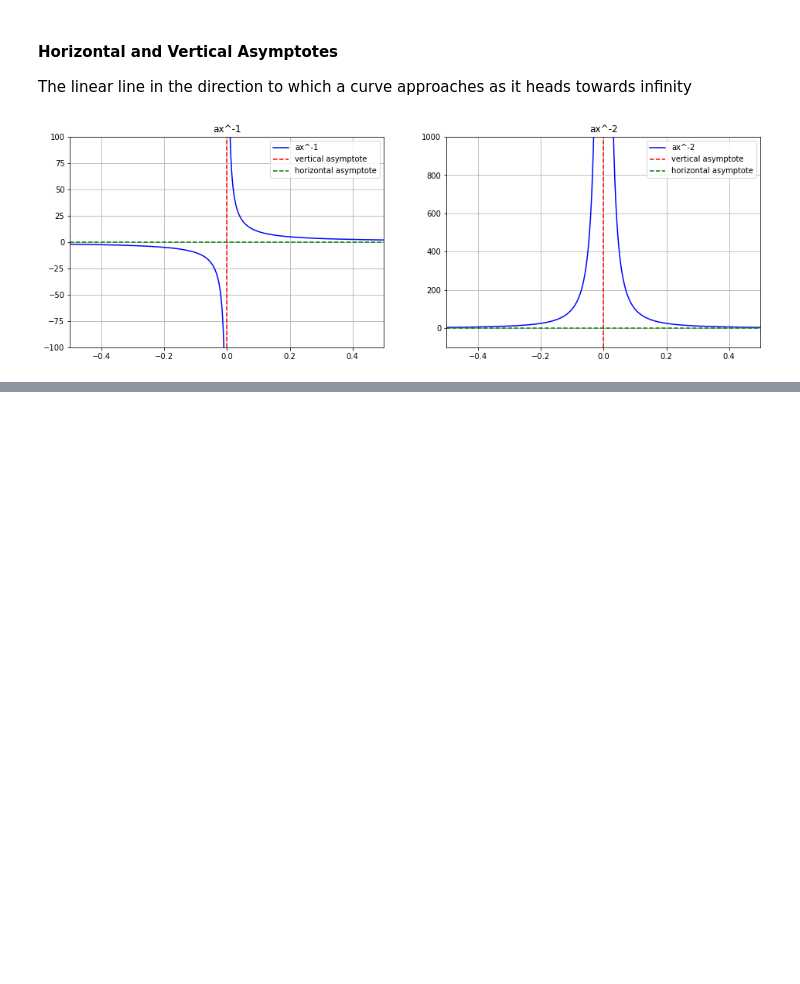
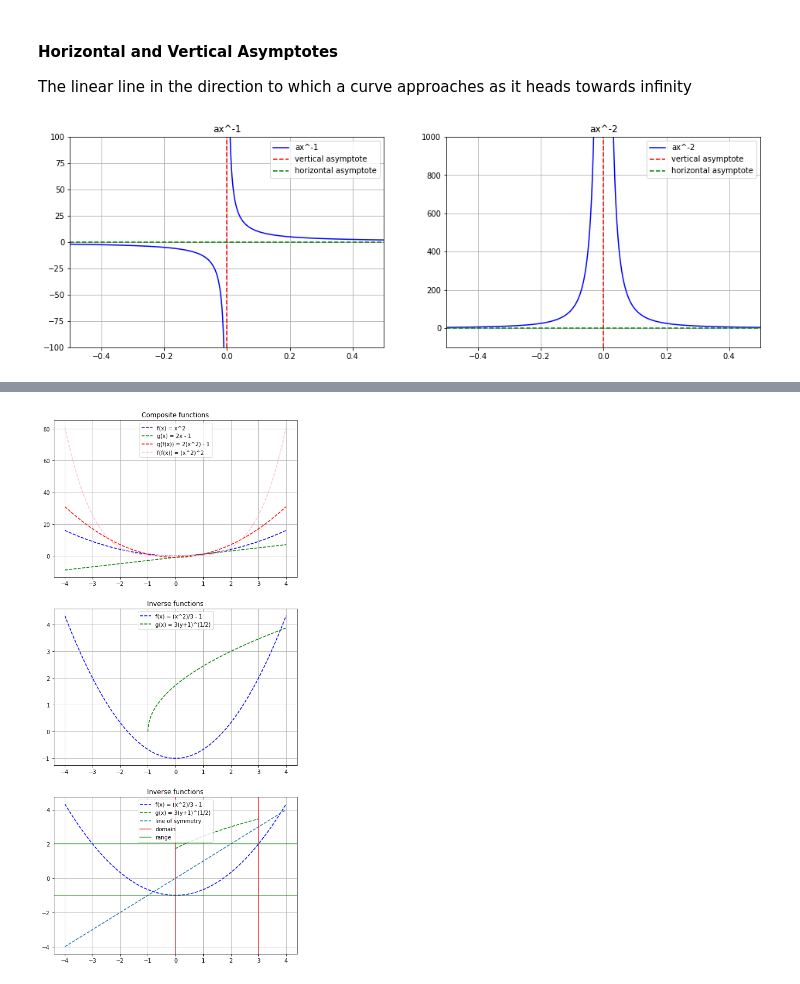
Before and after one commit to KiranArun/A-Level_Maths, a Jupyter notebook: Algebra_and_functions/Algebra_and_functions.ipynb, the cells around one changed output, grey strips where cells are left out. Drawn from its saved outputs; the diff is of its cells as text; code cells hidden in the pictures; blank space fills up the shorter version.

```diff
--- a/Algebra_and_functions/Algebra_and_functions.ipynb
+++ b/Algebra_and_functions/Algebra_and_functions.ipynb
@@ -817,0 +918,66 @@ plt.show()
+# %%
+# x data
+x = np.linspace(-4, 4, 2001).astype(np.float32)
+
+def f(x):
+    return x**2
+
+def g(x):
+    return 2*x - 1
+
+def f2(x):
+    return (x**2)/3 - 1
+
+def f2i(x):
+    return np.sqrt(3*(x+1))
+
+fy = f(x)
+
+gy = g(x)
+
+gf = g(f(x))
+
+ff = f(f(x))
+
+f2y = f2(x)
+
+f2iy = f2i(x)
+
+domains = 0
+domainf = 3
+
+# set up plot
+fig, ax = plt.subplots(3, 1, figsize=(8,18))
+
+ax[0].plot(x, fy, color='b', linestyle='--', label='f(x) = x^2')
+ax[0].plot(x, gy, color='g', linestyle='--', label='g(x) = 2x - 1')
+ax[0].plot(x, gf, color='r', linestyle='--', label='g(f(x)) = 2(x^2) - 1')
+ax[0].plot(x, fg, color='pink', linestyle='--', label='f(f(x)) = (x^2)^2')
+
+ax[1].plot(x, f2y, color='b', linestyle='--', label='f(x) = (x^2)/3 - 1')
+ax[1].plot(x, f2iy, color='g', linestyle='--', label='g(x) = 3(y+1)^(1/2)')
+
+x2 = np.linspace(domains, domainf, 1001).astype(np.float32)
+
+ax[2].plot(x, f2y, color='b', linestyle='--', label='f(x) = (x^2)/3 - 1')
+ax[2].plot(x2, f2i(x2), color='g', linestyle='--', label='g(x) = 3(y+1)^(1/2)')
+
+ax[2].plot(x, x, '--', label='line of symmetry')
+
+ax[2].axvline(domains, color='red', lw=2, alpha=0.5, label='domain')
+ax[2].axvline(domainf, color='red', lw=2, alpha=0.5)
+
+ax[2].axhline(np.min(f2(domains)).reshape(1), color='green', lw=2, alpha=0.5, label='range')
+ax[2].axhline(np.max(f2(domainf)).reshape(1), color='green', lw=2, alpha=0.5)
+
+ax[0].set_title("Composite functions")
+ax[1].set_title("Inverse functions")
+ax[2].set_title("Inverse functions")
+
+for axes in ax:
+    axes.legend(loc=9)
+    axes.grid(True)
+
+plt.show()
+# %% [output]
+[figure, added]
```
Also changed, not shown: parts of 11 cells of this notebook.
